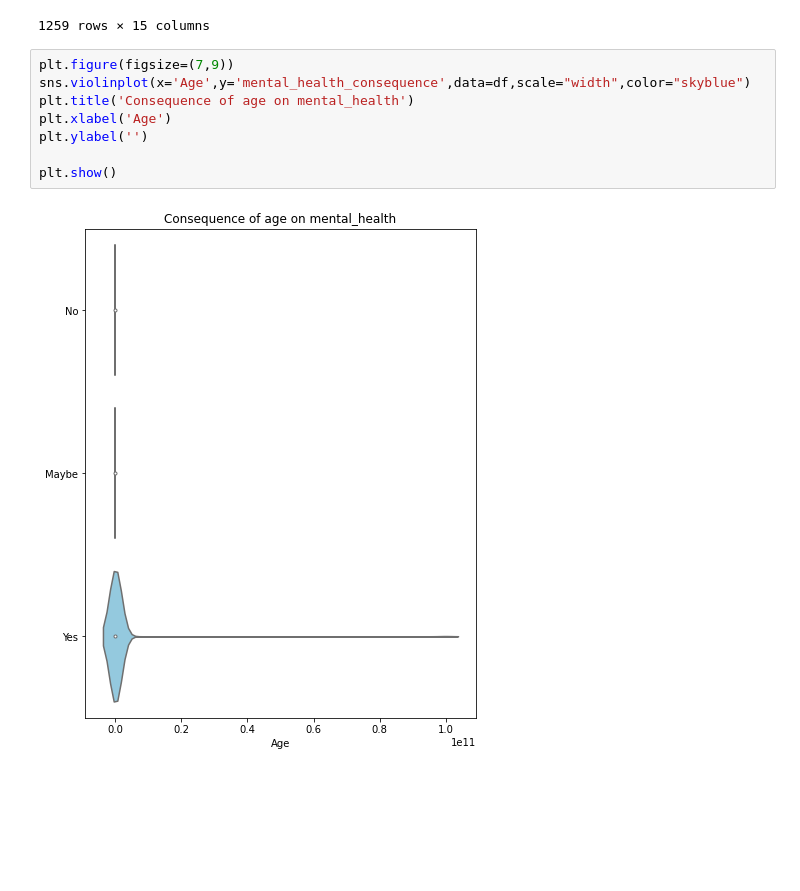
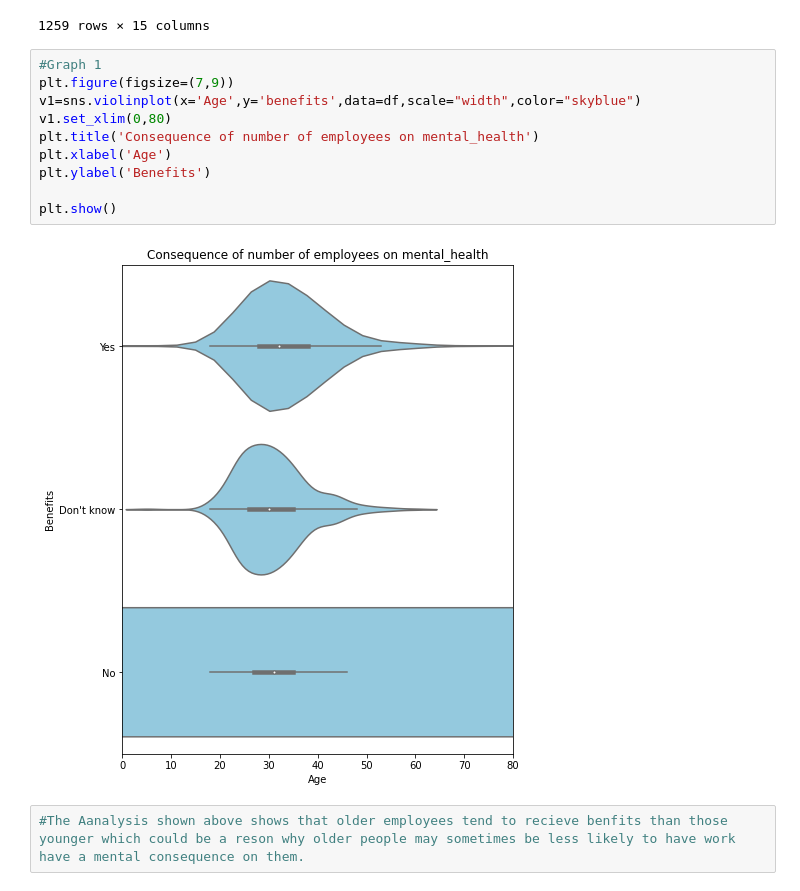
Before and after one commit to cltomiyama/MentalHealthSurvey_analysis, a Jupyter notebook: analysis/mohamed/milestone2.ipynb, the cells around one changed output. Saved outputs shown, nothing was run; the diff lists cells and outputs as text; blank space fills up the shorter version.

```diff
--- a/analysis/mohamed/milestone2.ipynb
+++ b/analysis/mohamed/milestone2.ipynb
@@ -114,13 +114,17 @@ df
 | 1258 | 2/1/2016 23:04 | 25 | M | United States | Yes | Yes | 26-100 | No | ... |
 1259 rows × 15 columns
 # %%
+#Graph 1
 plt.figure(figsize=(7,9))
-sns.violinplot(x='Age',y='mental_health_consequence',data=df,scale="width",color="skyblue")
-plt.title('Consequence of age on mental_health')
+v1=sns.violinplot(x='Age',y='benefits',data=df,scale="width",color="skyblue")
+v1.set_xlim(0,80)
+plt.title('Consequence of number of employees on mental_health')
 plt.xlabel('Age')
-plt.ylabel('')
+plt.ylabel('Benefits')
 
 plt.show()
 # %% [output]
-[figure, old version]
+[figure, new version]
+# %%
+#The Aanalysis shown above shows that older employees tend to recieve benfits than those younger which could be a reson why older people may sometimes be less likely to have work have a mental consequence on them.
 # %%
```
Also changed, not shown: parts of 11 cells of this notebook, 1 other file.
